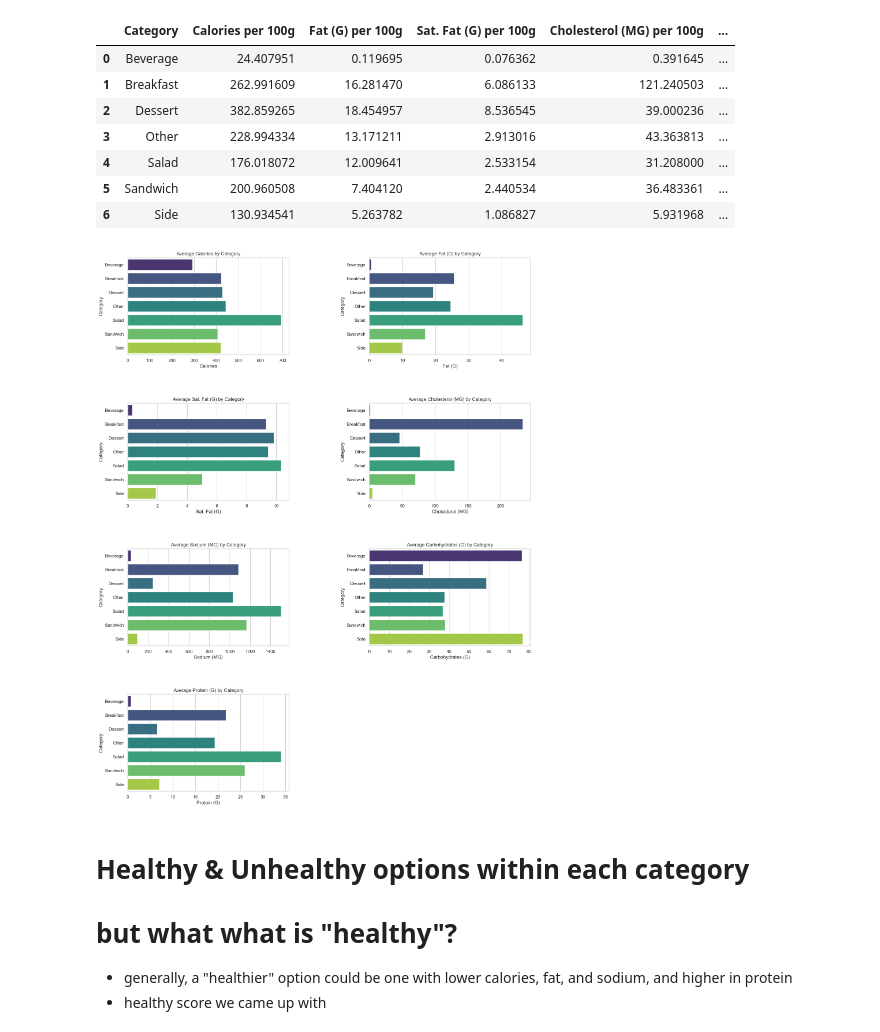
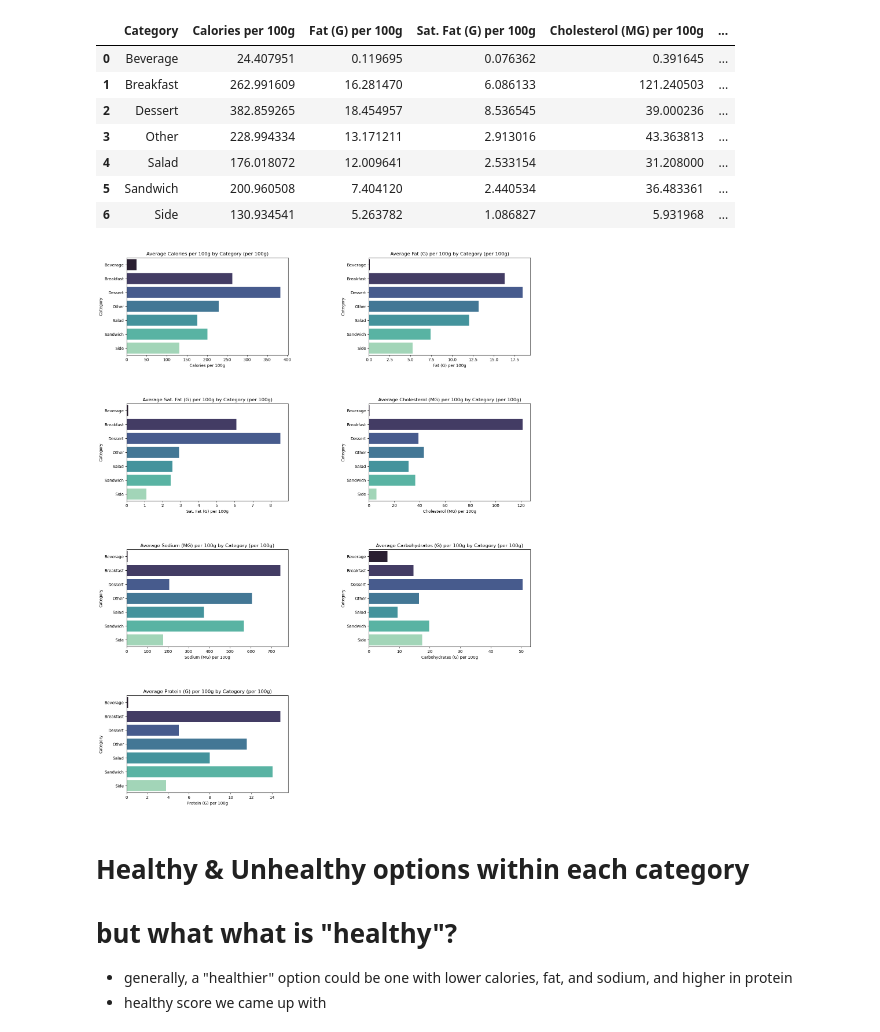
Before and after one commit to lbu0413/ds_class_project, a Jupyter notebook: DS_project_chickfila.ipynb, the cells around one changed output. Drawn from its saved outputs; the diff is of its cells as text; code cells hidden in the pictures.

```diff
--- a/DS_project_chickfila.ipynb
+++ b/DS_project_chickfila.ipynb
@@ -182,24 +187,25 @@ category_normalized_nutritional_means
 | 5 | Sandwich | 200.960508 | 7.404120 | 2.440534 | 36.483361 | ... |
 | 6 | Side | 130.934541 | 5.263782 | 1.086827 | 5.931968 | ... |
 # %%
-# Set up the matplotlib figure
+# Set up the matplotlib figure for normalized nutritional values per 100g
 fig, axes = plt.subplots(nrows=4, ncols=2, figsize=(18, 24))
 fig.subplots_adjust(hspace=0.5, wspace=0.5)
 axes = axes.flatten()
 
-nutritional_facts = ['Calories', 'Fat (G)', 'Sat. Fat (G)', 'Cholesterol (MG)',
-                     'Sodium (MG)', 'Carbohydrates (G)', 'Protein (G)']
+nutritional_facts_per_100g_titles = ['Calories per 100g', 'Fat (G) per 100g', 'Sat. Fat (G) per 100g',
+                                     'Cholesterol (MG) per 100g', 'Sodium (MG) per 100g',
+                                     'Carbohydrates (G) per 100g', 'Protein (G) per 100g']
 
-for i, fact in enumerate(nutritional_facts):
-    sns.barplot(x=fact, y='Category', data=category_nutritional_means, ax=axes[i], palette='viridis')
-    axes[i].set_title(f'Average {fact} by Category')
+for i, fact in enumerate(nutritional_facts_per_100g_titles):
+    sns.barplot(x=fact, y='Category', data=category_normalized_nutritional_means, ax=axes[i], palette='mako')
+    axes[i].set_title(f'Average {fact} by Category (per 100g)')
 
 # Hide the 8th subplot (extra) as we have only 7 nutritional facts to display
 fig.delaxes(axes[-1])
 
 plt.show()
 # %% [output]
-[figure, old version]
+[figure, new version]
 # %% [markdown]
 # Healthy & Unhealthy options within each category
 # but what what is "healthy"?
```
Also changed, not shown: parts of 5 cells of this notebook.
